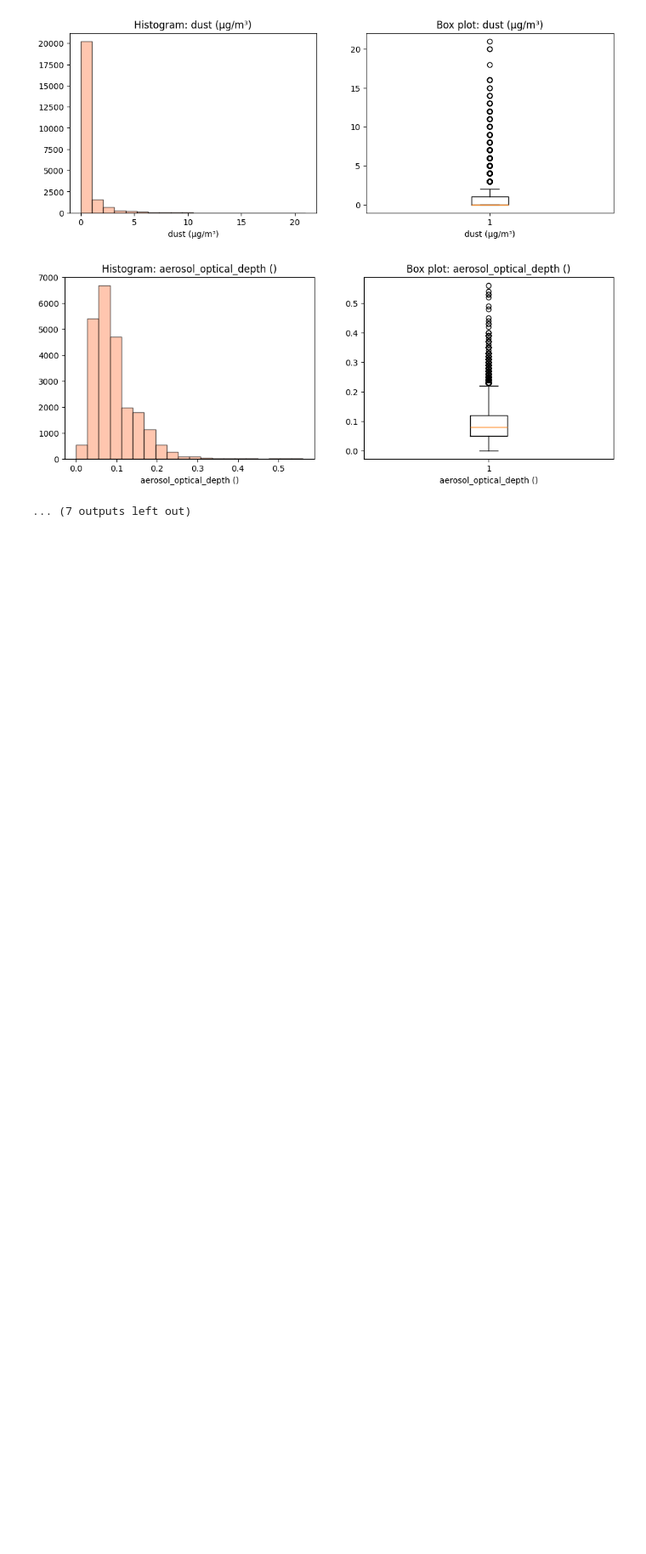
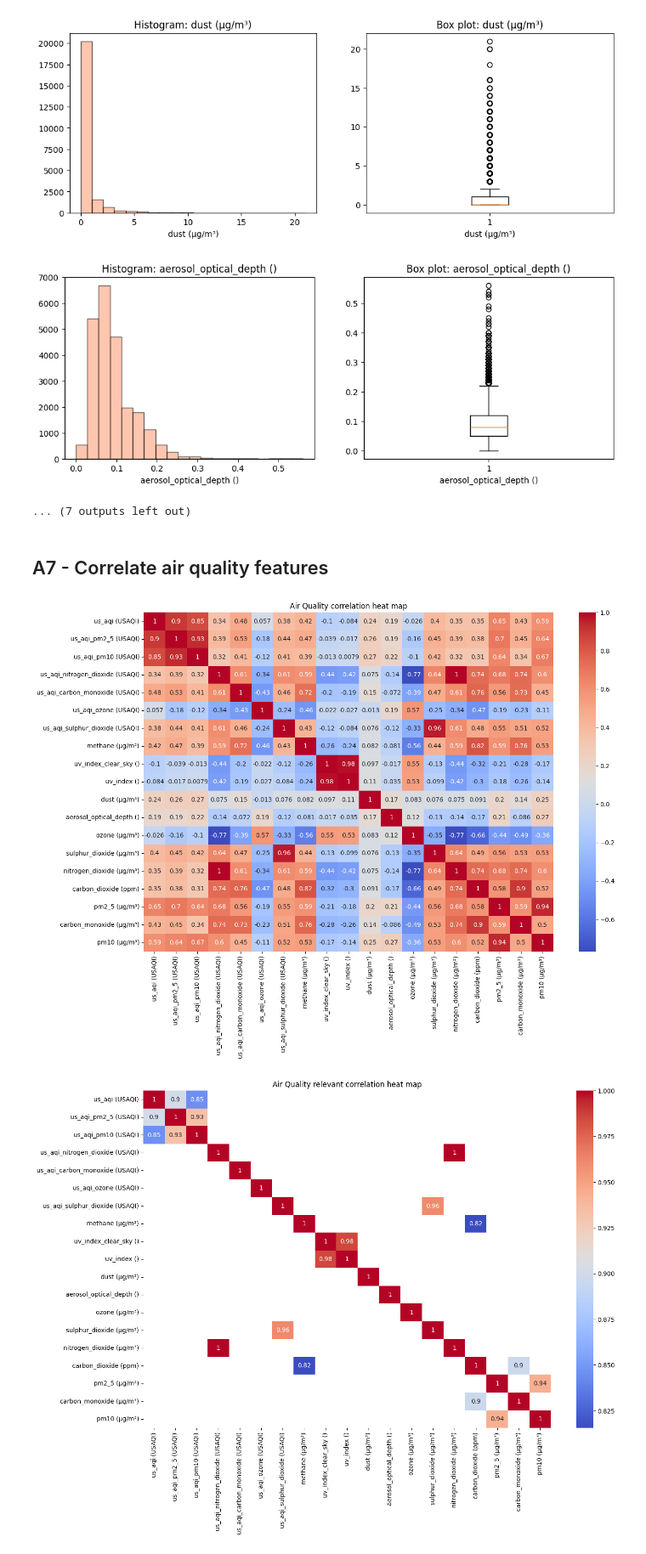
Before and after one commit to ianbunag/cmpe-255-data-mining-project, a Jupyter notebook: 03-08-eda-open-meteo.ipynb, the cells around one changed output. Shown at 85% size. Drawn from its saved outputs; the diff is of its cells as text; code cells hidden in the pictures; blank space fills up the shorter version.

Commit message:
Add - A7: Correlate air quality features

```diff
--- a/03-08-eda-open-meteo.ipynb
+++ b/03-08-eda-open-meteo.ipynb
@@ -311,3 +312,20 @@ for key in aq_assessment.columns:
 [figure]
 [figure]
 ... (7 outputs left out)
+# %% [markdown]
+## A7 - Correlate air quality features
+# %%
+aq_assessment = aq.copy()
+aq_corr = aq_assessment.corr(numeric_only=True)
+plt.figure(figsize=(15, 10))
+plt.title('Air Quality correlation heat map')
+sb.heatmap(data= aq_corr , annot=True, cmap= 'coolwarm')
+plt.show()
+
+plt.figure(figsize=(15, 10))
+plt.title('Air Quality relevant correlation heat map')
+sb.heatmap(data= aq_corr , annot=True, cmap= 'coolwarm', mask = np.abs(aq_corr) < 0.8)
+plt.show()
+# %% [output]
+[figure, added]
+[figure, added]
```
Also changed, not shown: parts of 2 cells of this notebook.
